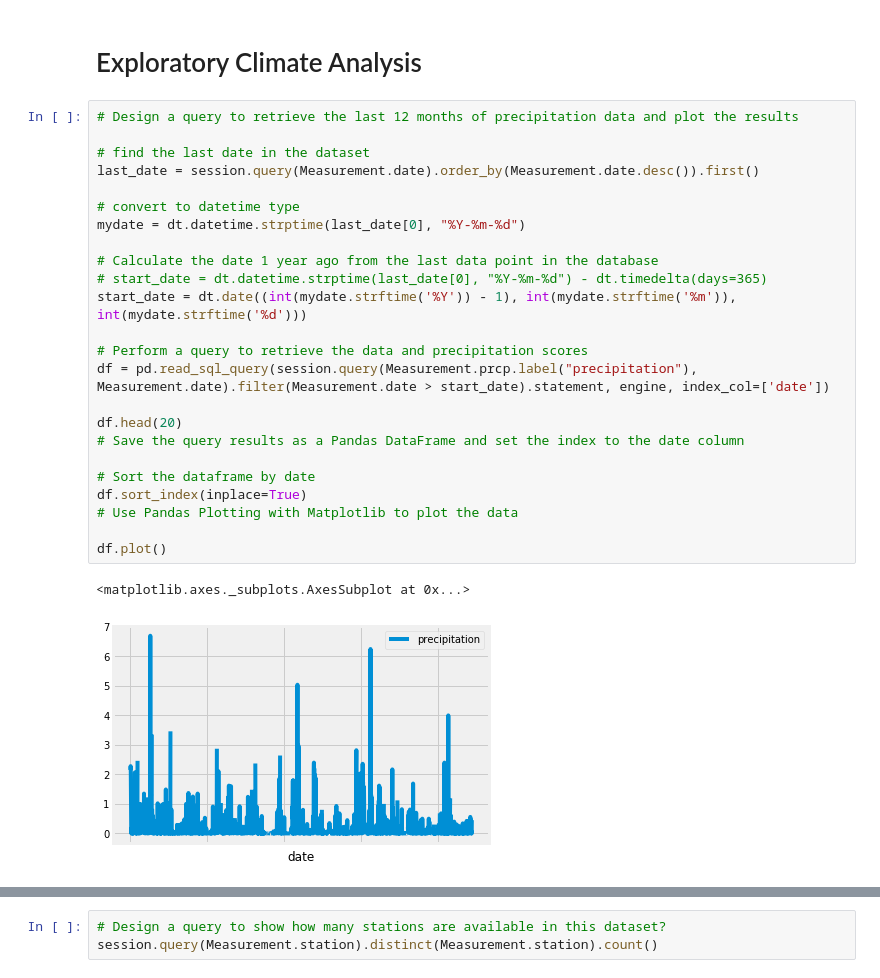
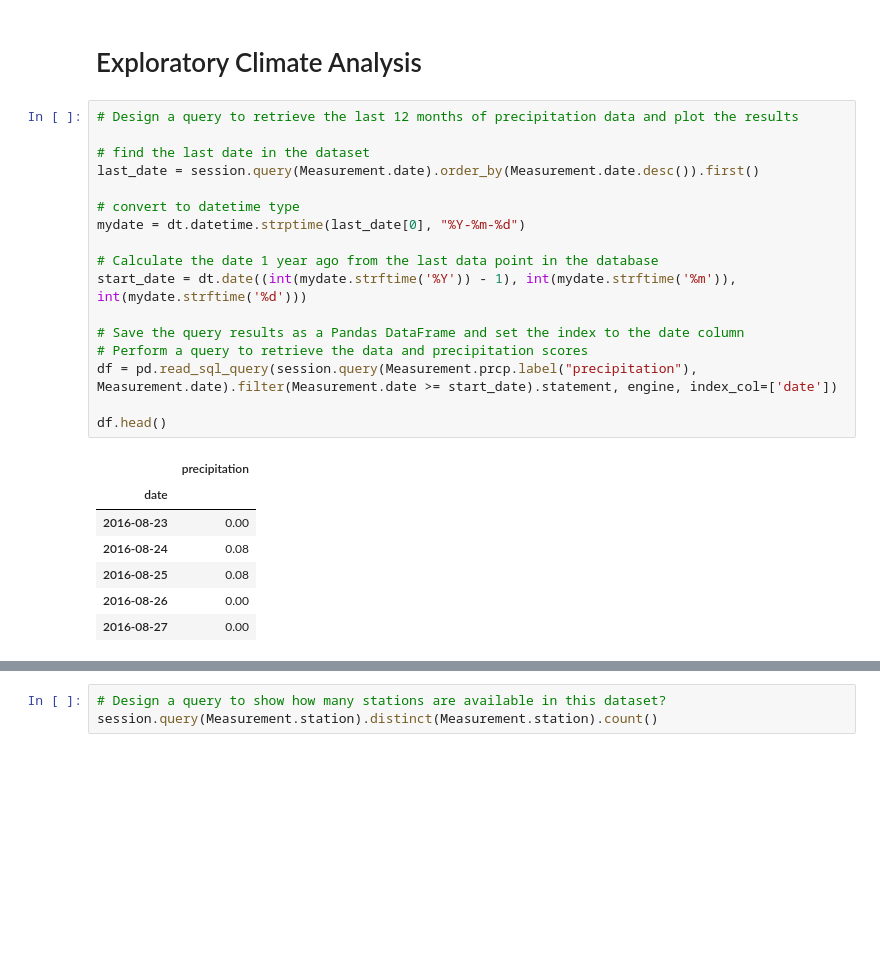
Before and after one commit to jasminajovanovic/Advanced-Storage-Retrieval, a Jupyter notebook: climate_starter.ipynb, the cells around one changed output, grey strips where cells are left out. Saved outputs shown, nothing was run; the diff lists cells and outputs as text; blank space fills up the shorter version.

```diff
--- a/climate_starter.ipynb
+++ b/climate_starter.ipynb
@@ -53,27 +52,25 @@ session = Session(engine)
 # %%
 # Design a query to retrieve the last 12 months of precipitation data and plot the results
 
 # find the last date in the dataset
 last_date = session.query(Measurement.date).order_by(Measurement.date.desc()).first()
 
 # convert to datetime type
 mydate = dt.datetime.strptime(last_date[0], "%Y-%m-%d")
 
 # Calculate the date 1 year ago from the last data point in the database
-# start_date = dt.datetime.strptime(last_date[0], "%Y-%m-%d") - dt.timedelta(days=365)
 start_date = dt.date((int(mydate.strftime('%Y')) - 1), int(mydate.strftime('%m')), int(mydate.strftime('%d')))
 
+# Save the query results as a Pandas DataFrame and set the index to the date column
 # Perform a query to retrieve the data and precipitation scores
-df = pd.read_sql_query(session.query(Measurement.prcp.label("precipitation"), Measurement.date).filter(Measurement.date > start_date).statement, engine, index_col=['date'])
+df = pd.read_sql_query(session.query(Measurement.prcp.label("precipitation"), Measurement.date).filter(Measurement.date >= start_date).statement, engine, index_col=['date'])
 
-df.head(20)
-# Save the query results as a Pandas DataFrame and set the index to the date column
-
-# Sort the dataframe by date
-df.sort_index(inplace=True)
-# Use Pandas Plotting with Matplotlib to plot the data
-
-df.plot()
+df.head()
 # %% [output]
-<matplotlib.axes._subplots.AxesSubplot at 0x...>
-[figure, removed]
+|  | precipitation |
+| date |  |
+| 2016-08-23 | 0.00 |
+| 2016-08-24 | 0.08 |
+| 2016-08-25 | 0.08 |
+| 2016-08-26 | 0.00 |
+| 2016-08-27 | 0.00 |
```
Also changed, not shown: parts of 14 cells of this notebook, 1 other file.
